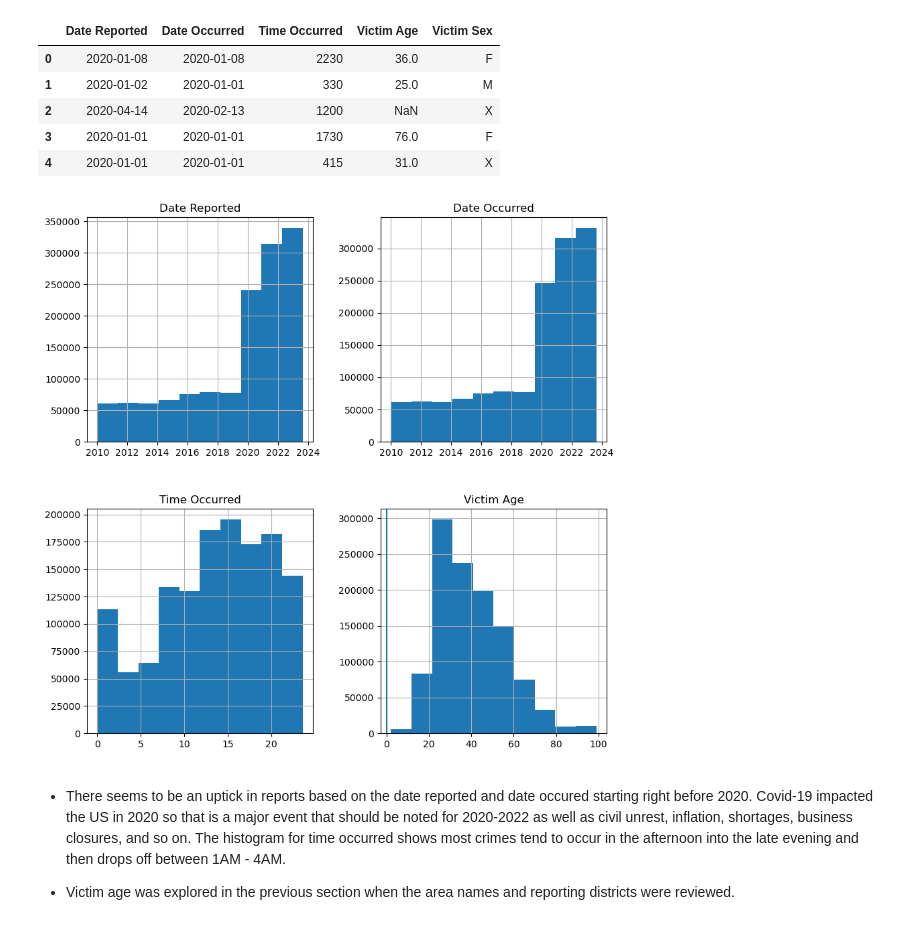
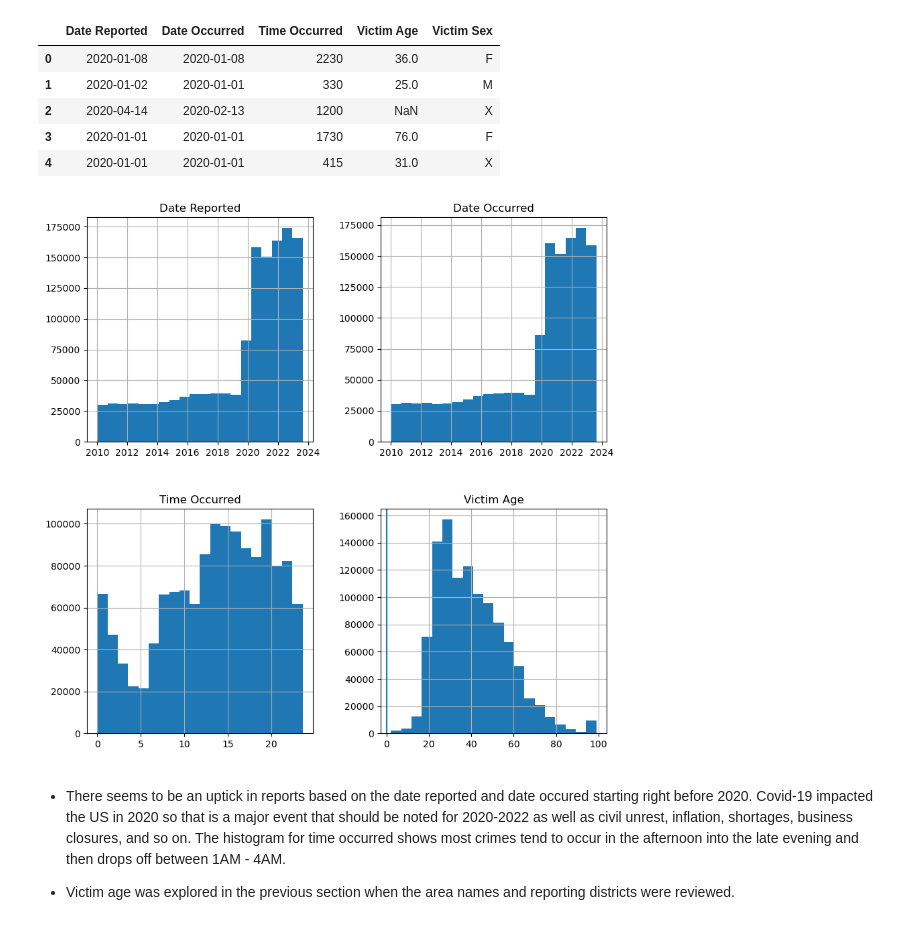
Before and after one commit to OCD0505/Springboard-Capstone-Project-Two, a Jupyter notebook: notebooks/2.0-faa-exploratory-data-analysis.ipynb, the cells around one changed output. Saved outputs shown, nothing was run; the diff lists cells and outputs as text; code cells hidden in the pictures.

```diff
--- a/notebooks/2.0-faa-exploratory-data-analysis.ipynb
+++ b/notebooks/2.0-faa-exploratory-data-analysis.ipynb
@@ -407,10 +407,10 @@ crimeDataAdj_date_time_age_sex["Time Occurred"]=crimeDataAdj_date_time_age_sex["
 # %%
 # look at the numerical histograms
 
-_=crimeDataAdj_date_time_age_sex.hist(figsize=(10,10))
+_=crimeDataAdj_date_time_age_sex.hist(figsize=(10,10), bins=20)
 _=plt.axvline()
 # %% [output]
-[figure, old version]
+[figure, new version]
 # %% [markdown]
 - There seems to be an uptick in reports based on the date reported and date occured starting right before 2020. Covid-19 impacted the US in 2020 so that is a major event that should be noted for 2020-2022 as well as civil unrest, inflation, shortages, business closures, and so on. The histogram for time occurred shows most crimes tend to occur in the afternoon into the late evening and then drops off between 1AM - 4AM.
 
```
Also changed, not shown: parts of 2 cells of this notebook.
